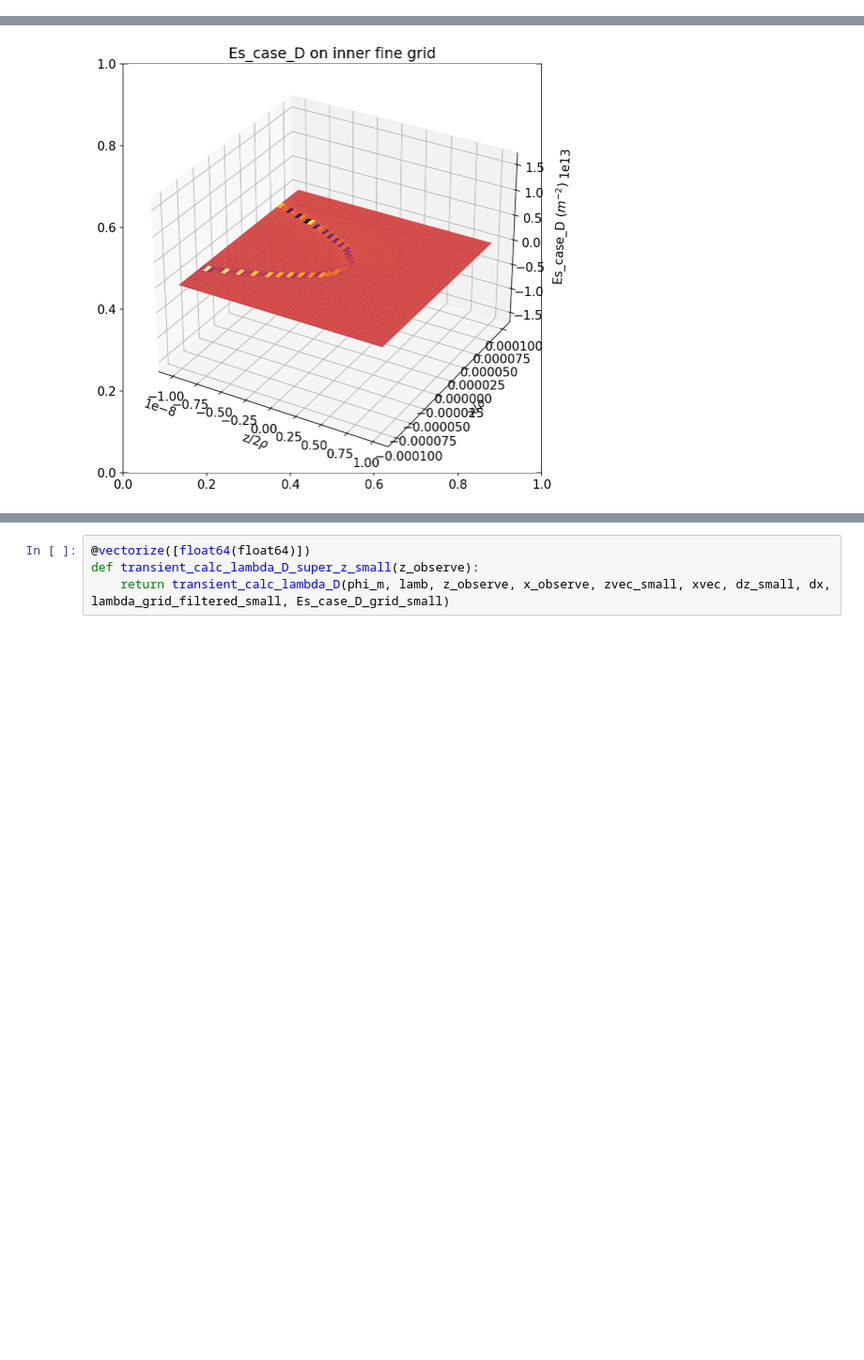
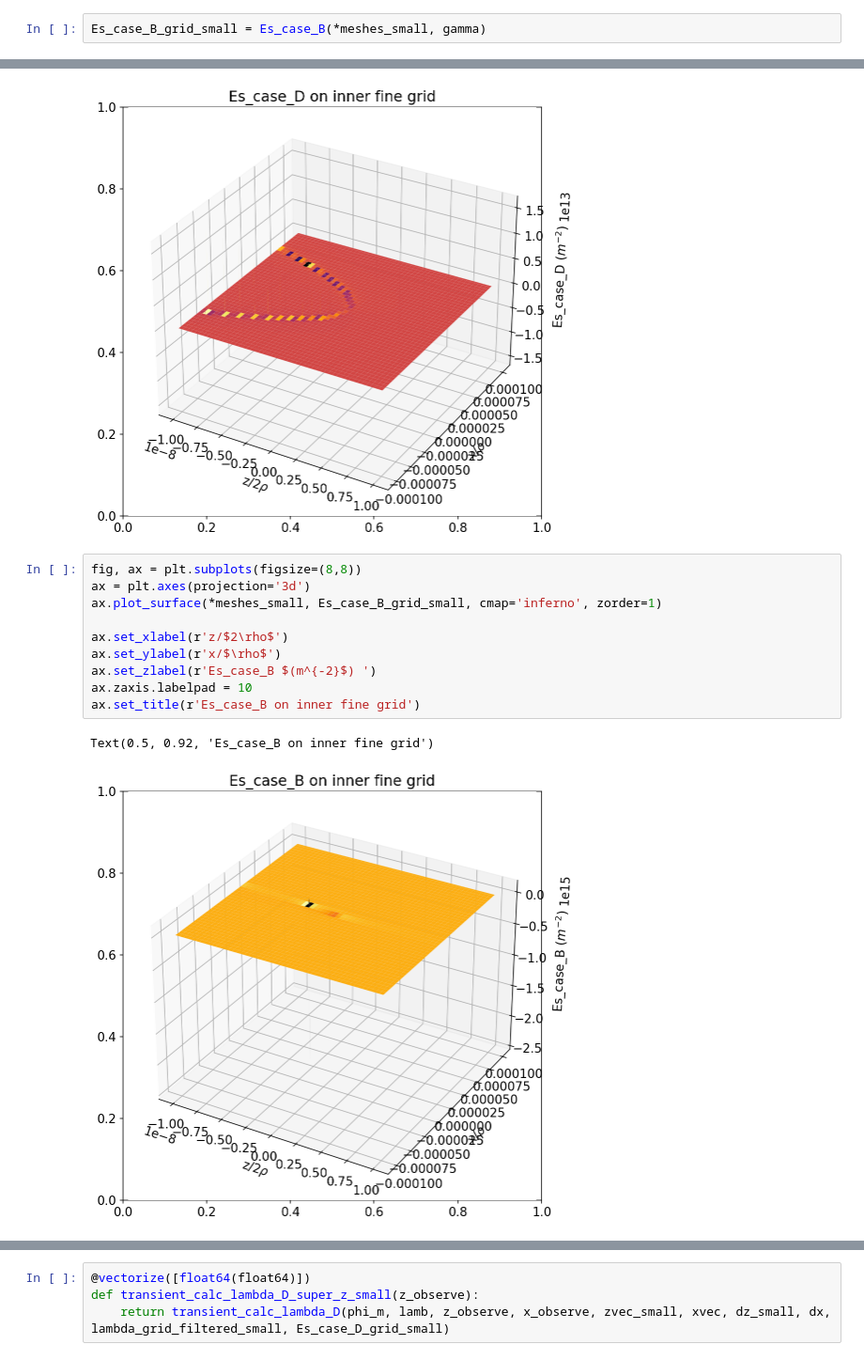
Before and after one commit to weiyuanlou/PyCSR2D, a Jupyter notebook: benchmarking/one_bend_transient/inner_grid.ipynb, the cells around one changed output, grey strips where cells are left out. Shown at 94% size. Cells and saved outputs as stored; diff of their text form; blank space fills up the shorter version.

```diff
--- a/benchmarking/one_bend_transient/inner_grid.ipynb
+++ b/benchmarking/one_bend_transient/inner_grid.ipynb
@@ -171,3 +173,5 @@ Es_case_D_grid_small = Es_case_D(*meshes_small, gamma, lamb)
+# %%
+Es_case_B_grid_small = Es_case_B(*meshes_small, gamma)
 # %%
 zvec_small = np.arange(-4*sigma_z, 4*sigma_z, dz_small)
 # %%
@@ -223,3 +227,16 @@ ax.set_title(r'Es_case_D on inner fine grid')
 # %% [output]
 Text(0.5, 0.92, 'Es_case_D on inner fine grid')
 [figure]
+# %%
+fig, ax = plt.subplots(figsize=(8,8))
+ax = plt.axes(projection='3d')
+ax.plot_surface(*meshes_small, Es_case_B_grid_small, cmap='inferno', zorder=1)
+
+ax.set_xlabel(r'z/$2\rho$')
+ax.set_ylabel(r'x/$\rho$')
+ax.set_zlabel(r'Es_case_B $(m^{-2}$) ')
+ax.zaxis.labelpad = 10
+ax.set_title(r'Es_case_B on inner fine grid')
+# %% [output]
+Text(0.5, 0.92, 'Es_case_B on inner fine grid')
+[figure, added]
```
Also changed, not shown: parts of 13 cells of this notebook, 3 other files.
